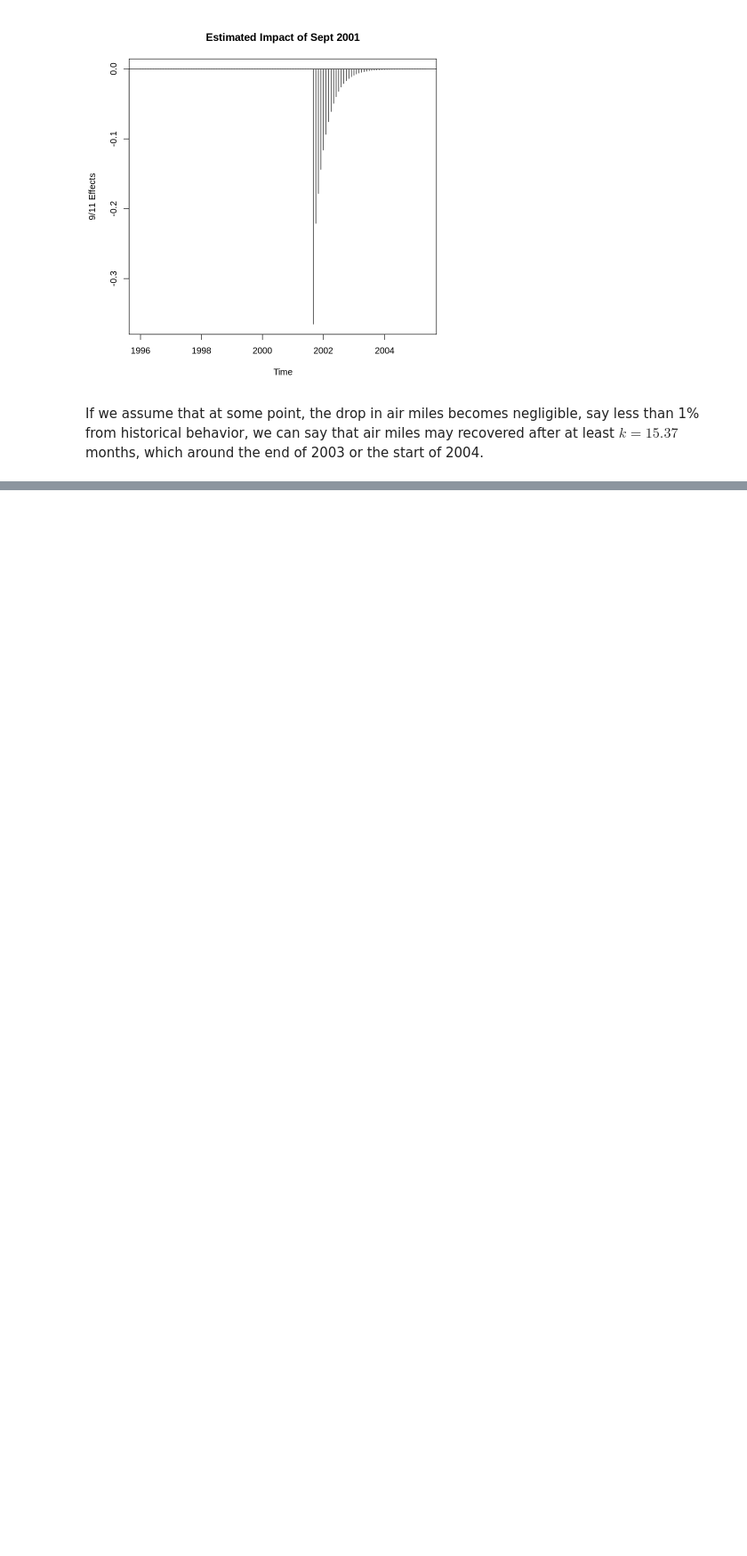
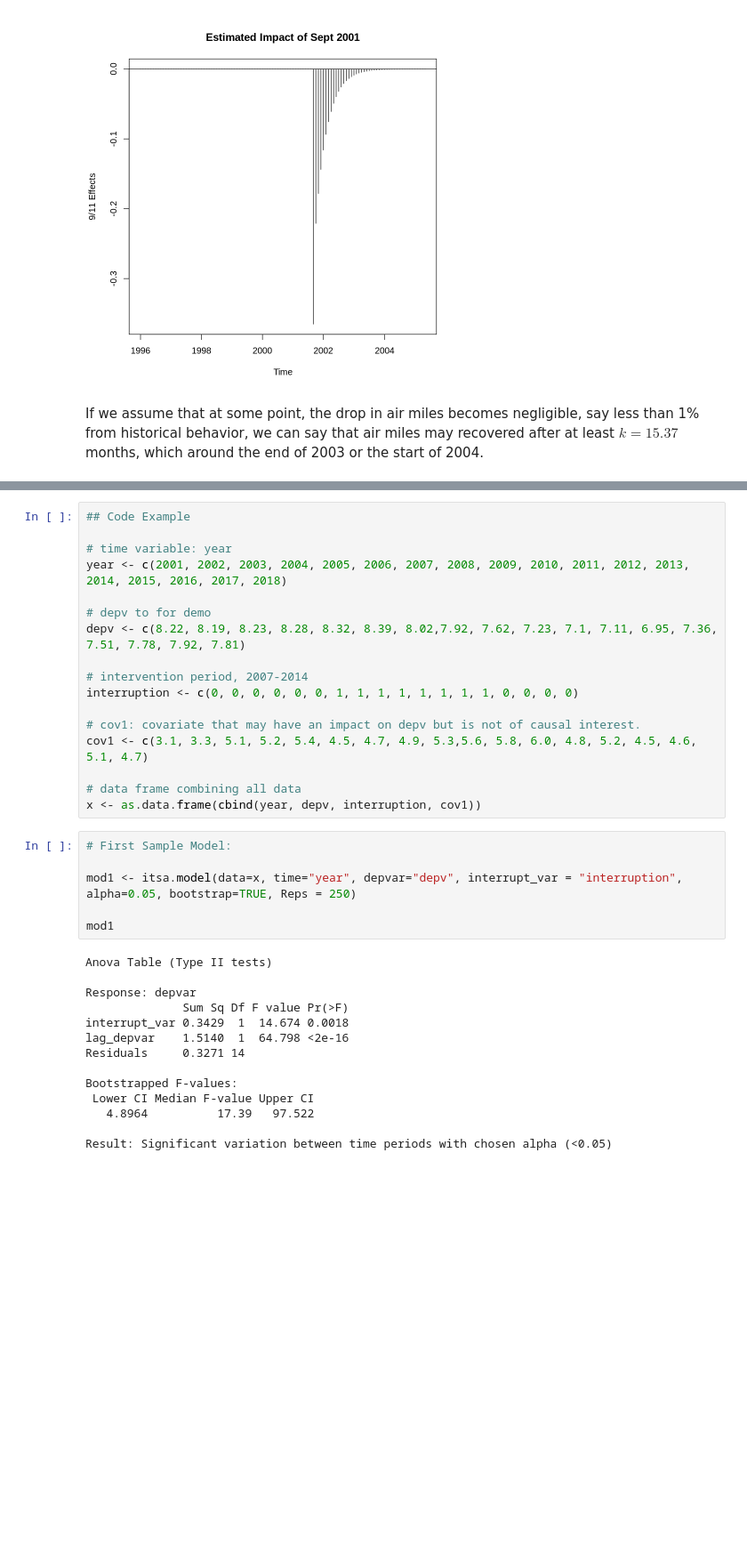
Before and after one commit to pacayton/Stat_268_Advanced_Time_Series_Analysis, a Jupyter notebook: Stat_268_Week2_Intervention_Analysis.ipynb, the cells around one changed output, grey strips where cells are left out. Shown at 89% size. Cells and saved outputs as stored; diff of their text form; blank space fills up the shorter version.

```diff
--- a/Stat_268_Week2_Intervention_Analysis.ipynb
+++ b/Stat_268_Week2_Intervention_Analysis.ipynb
@@ -503,0 +537,39 @@ $k = 15.37$ months, which around the end of 2003 or the start of 2004.
+# %%
+## Code Example
+
+# time variable: year
+year <- c(2001, 2002, 2003, 2004, 2005, 2006, 2007, 2008, 2009, 2010, 2011, 2012, 2013, 2014, 2015, 2016, 2017, 2018)
+
+# depv to for demo
+depv <- c(8.22, 8.19, 8.23, 8.28, 8.32, 8.39, 8.02,7.92, 7.62, 7.23, 7.1, 7.11, 6.95, 7.36, 7.51, 7.78, 7.92, 7.81)
+
+# intervention period, 2007-2014
+interruption <- c(0, 0, 0, 0, 0, 0, 1, 1, 1, 1, 1, 1, 1, 1, 0, 0, 0, 0)
+
+# cov1: covariate that may have an impact on depv but is not of causal interest.
+cov1 <- c(3.1, 3.3, 5.1, 5.2, 5.4, 4.5, 4.7, 4.9, 5.3,5.6, 5.8, 6.0, 4.8, 5.2, 4.5, 4.6, 5.1, 4.7)
+
+# data frame combining all data
+x <- as.data.frame(cbind(year, depv, interruption, cov1))
+# %%
+# First Sample Model:
+
+mod1 <- itsa.model(data=x, time="year", depvar="depv", interrupt_var = "interruption",
+alpha=0.05, bootstrap=TRUE, Reps = 250)
+
+mod1
+# %% [output]
+Anova Table (Type II tests)
+
+Response: depvar
+              Sum Sq Df F value Pr(>F)
+interrupt_var 0.3429  1  14.674 0.0018
+lag_depvar    1.5140  1  64.798 <2e-16
+Residuals     0.3271 14
+
+Bootstrapped F-values:
+ Lower CI Median F-value Upper CI
+   4.8964          17.39   97.522
+
+Result: Significant variation between time periods with chosen alpha (<0.05)
+[figure, added]
```
Also changed, not shown: parts of 8 cells of this notebook.
